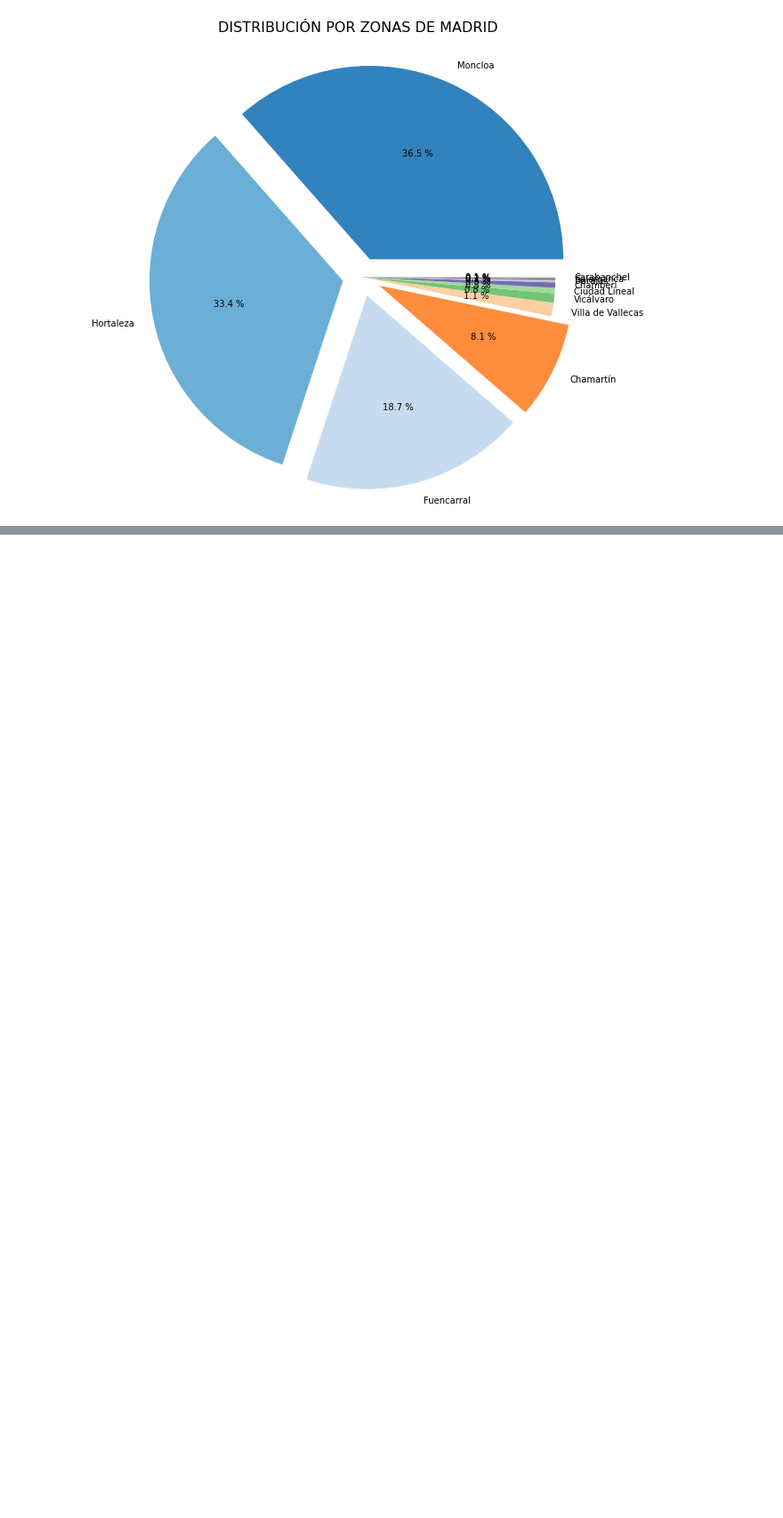
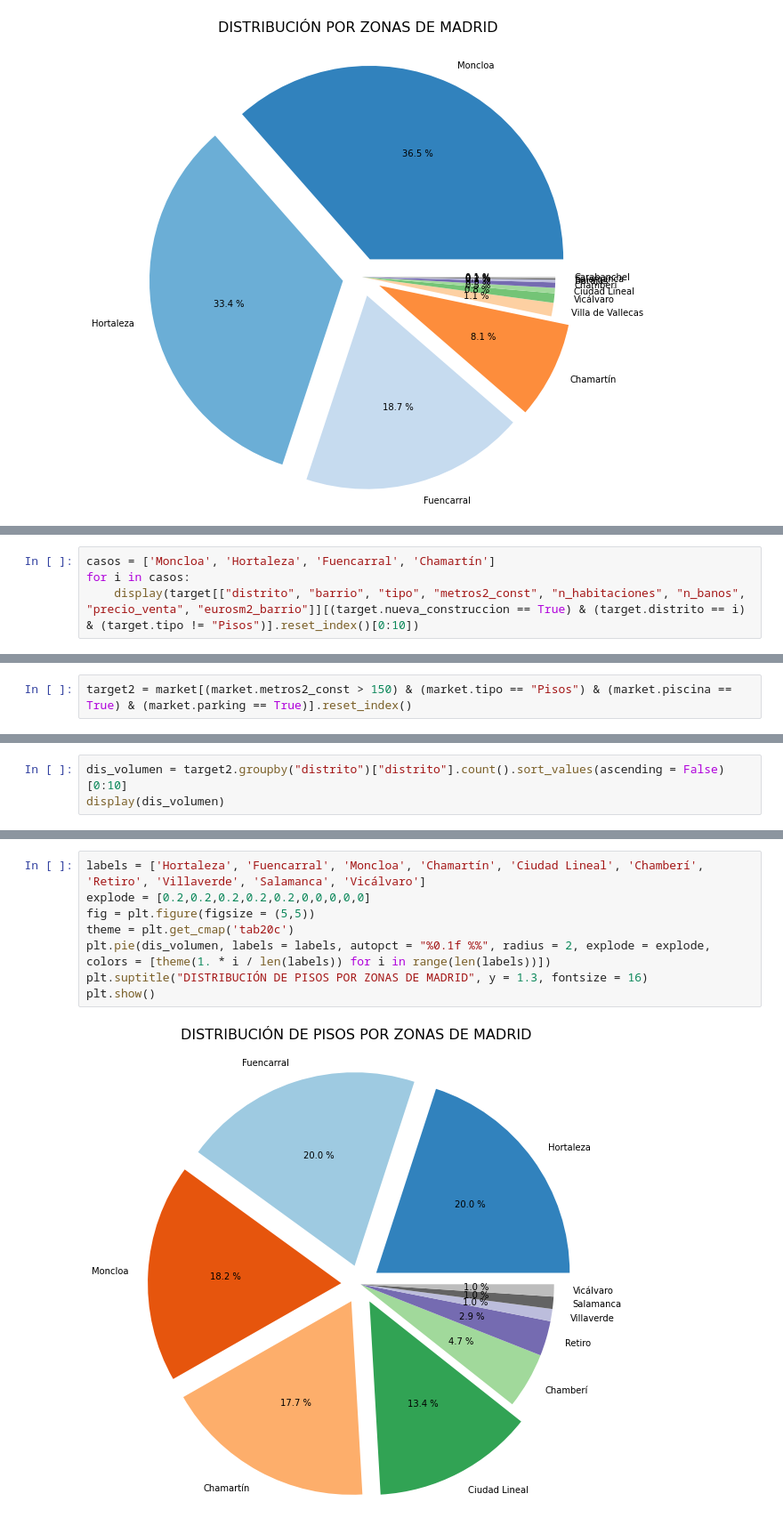
Before and after one commit to jmena23/Data-Analytics-Proyect, a Jupyter notebook: Storytelling.ipynb, the cells around one changed output, grey strips where cells are left out. Shown at 89% size. Cells and saved outputs as stored; diff of their text form; blank space fills up the shorter version.

```diff
--- a/Storytelling.ipynb
+++ b/Storytelling.ipynb
@@ -107,0 +105,4 @@ AttributeError: module 'matplotlib.pyplot' has no attribute 'set_xticklabels'
+# %%
+casos = ['Moncloa', 'Hortaleza', 'Fuencarral', 'Chamartín']
+for i in casos:
+    display(target[["distrito", "barrio", "tipo", "metros2_const", "n_habitaciones", "n_banos", "precio_venta", "eurosm2_barrio"]][(target.nueva_construccion == True) & (target.distrito == i) & (target.tipo != "Pisos")].reset_index()[0:10])
@@ -107,0 +139,2 @@ AttributeError: module 'matplotlib.pyplot' has no attribute 'set_xticklabels'
+# %%
+target2 = market[(market.metros2_const > 150) & (market.tipo == "Pisos") & (market.piscina == True) & (market.parking == True)].reset_index()
@@ -107,0 +147,3 @@ AttributeError: module 'matplotlib.pyplot' has no attribute 'set_xticklabels'
+# %%
+dis_volumen = target2.groupby("distrito")["distrito"].count().sort_values(ascending = False)[0:10]
+display(dis_volumen)
@@ -107,0 +163,10 @@ AttributeError: module 'matplotlib.pyplot' has no attribute 'set_xticklabels'
+# %%
+labels = ['Hortaleza', 'Fuencarral', 'Moncloa', 'Chamartín', 'Ciudad Lineal', 'Chamberí', 'Retiro', 'Villaverde', 'Salamanca', 'Vicálvaro']
+explode = [0.2,0.2,0.2,0.2,0.2,0,0,0,0,0]
+fig = plt.figure(figsize = (5,5))
+theme = plt.get_cmap('tab20c')
+plt.pie(dis_volumen, labels = labels, autopct = "%0.1f %%", radius = 2, explode = explode, colors = [theme(1. * i / len(labels)) for i in range(len(labels))])
+plt.suptitle("DISTRIBUCIÓN DE PISOS POR ZONAS DE MADRID", y = 1.3, fontsize = 16)
+plt.show()
+# %% [output]
+[figure, added]
```
Also changed, not shown: parts of 23 cells of this notebook, 1 other file.
